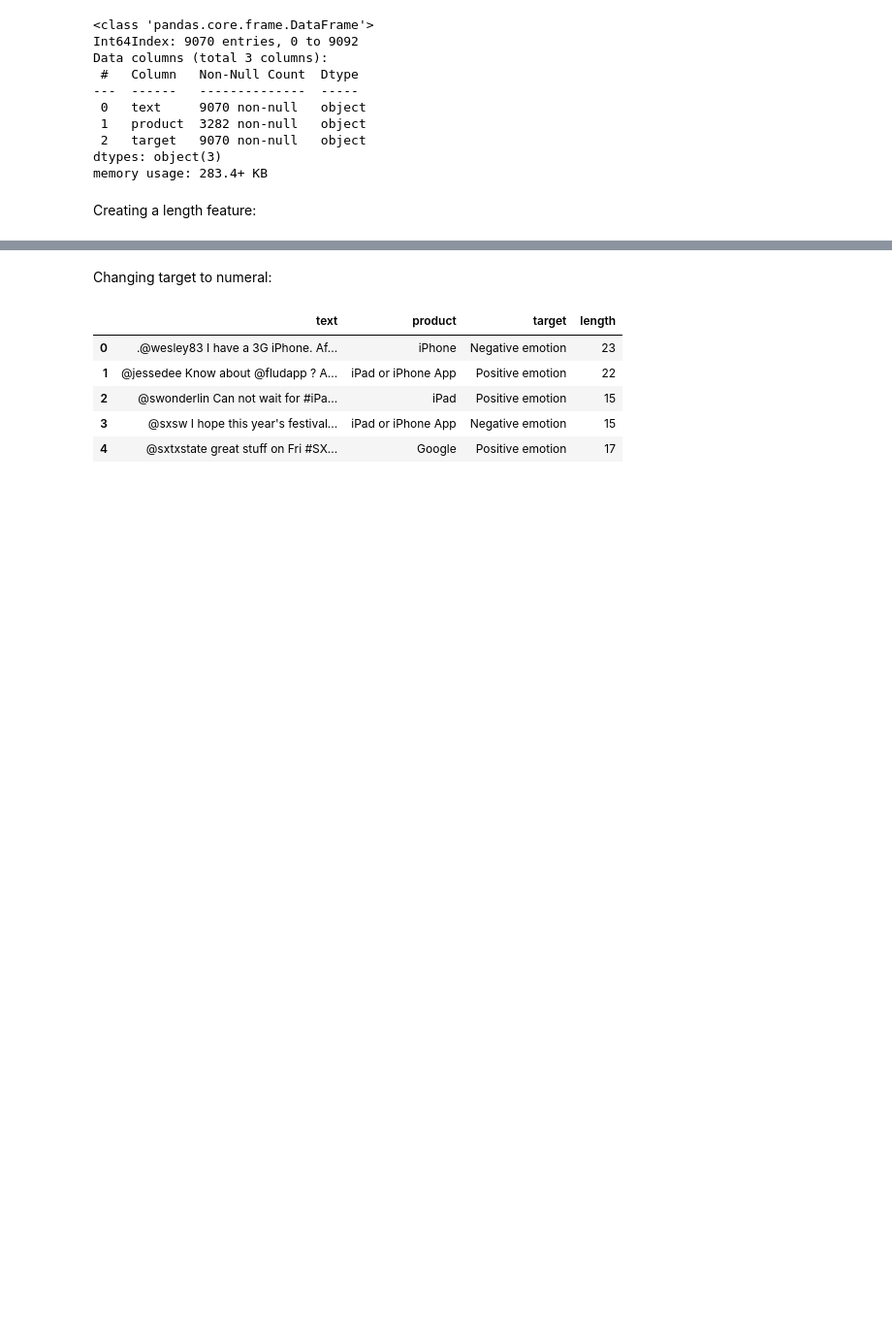
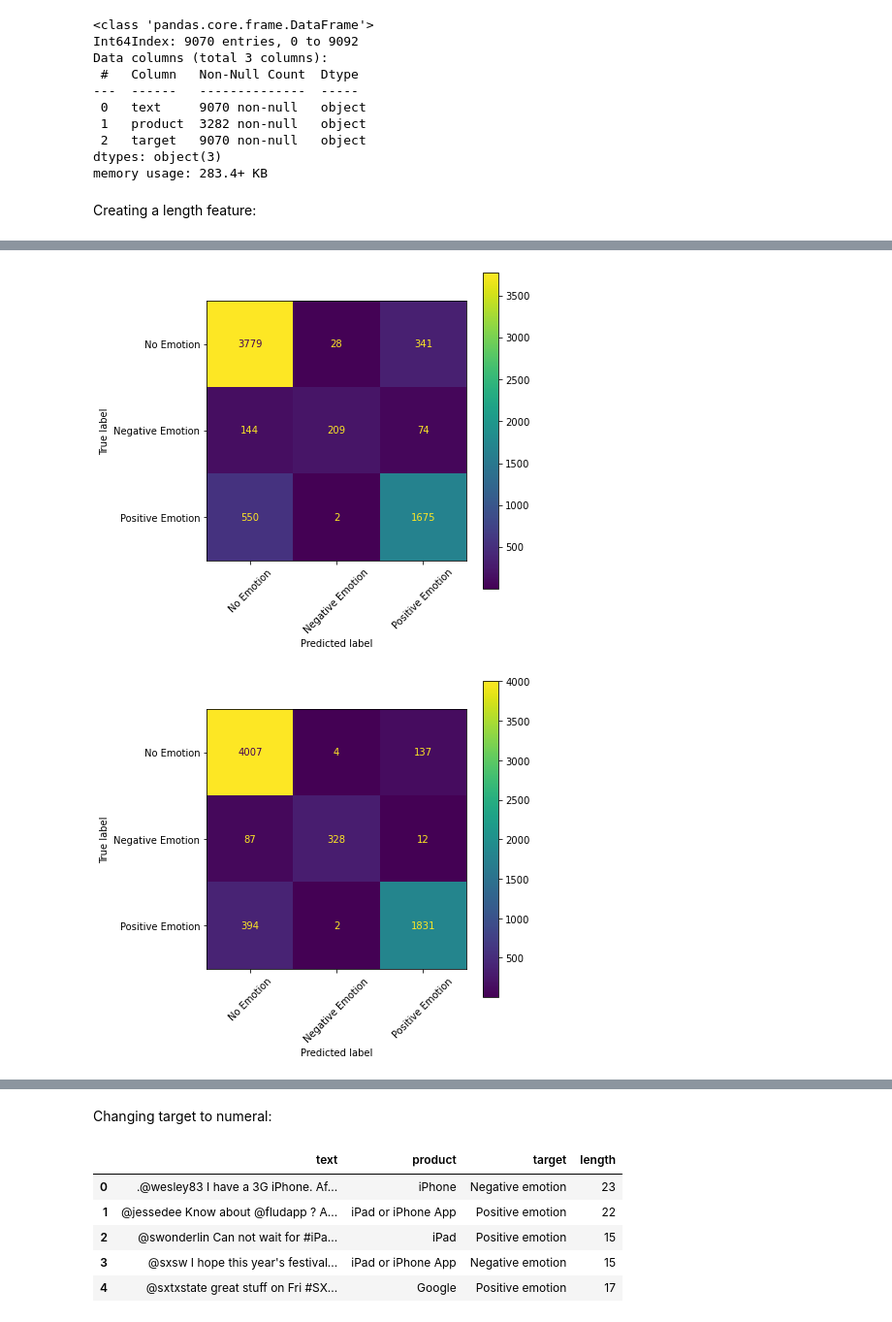
Before and after one commit to czarina-ds/Twitter-Sentiment-Analysis, a Jupyter notebook: index.ipynb, the cells around one changed output, grey strips where cells are left out. Shown at 97% size. Drawn from its saved outputs; the diff is of its cells as text; code cells hidden in the pictures; blank space fills up the shorter version.

Commit message:
added pipelines

```diff
--- a/index.ipynb
+++ b/index.ipynb
@@ -115,0 +224,34 @@ df['length'] = df['text'].apply(lambda x: len(x.split()))
+# %%
+gbc = Pipeline([('Vectorizer', CountVectorizer(lowercase=False)),
+               ('gradiendboosting', GradientBoostingClassifier(random_state=RANDOM_SEED))])
+# %%
+mnb = Pipeline([('cv', CountVectorizer(lowercase=False)),
+               ('mnb', MultinomialNB())])
+
+lr = Pipeline([('Vectorizer', CountVectorizer(lowercase=False)),
+               ('LogisticReg', LogisticRegression(max_iter=200, random_state=RANDOM_SEED))])
+
+dtc = Pipeline([('Vectorizer', CountVectorizer(lowercase=False)),
+               ('DecisionTree', DecisionTreeClassifier(random_state=RANDOM_SEED))])
+
+rf = Pipeline([('Vectorizer', CountVectorizer(lowercase=False)),
+               ('RandomFor', RandomForestClassifier(n_estimators=100, random_state=RANDOM_SEED))])
+
+svc = Pipeline([('Vectorizer', CountVectorizer(lowercase=False)),
+                ('SupportVec', SVC(random_state=RANDOM_SEED))])
+# %%
+models = [('MultiNomBa', mnb),
+          ('LogisticReg', lr),
+          ('DecTreeClass', dtc),
+          ('RandomFor', rf),
+          ('gradiendboosting', gbc),
+          ('SupportVec', svc)]
+# %%
+for name, model in models:
+    model.fit(X_train_clean, y_train_clean)
+# %%
+scores = [(name, cross_val_score(model, X_train_clean, y_train_clean, cv=2).mean(),
+                     print_cm_with_labels(y_train_clean, model.predict(X_train_clean), display_labels)) for name, model, in models]
+# %% [output]
+[figure, added]
+[figure, added]
```
Also changed, not shown: parts of 66 cells of this notebook.
